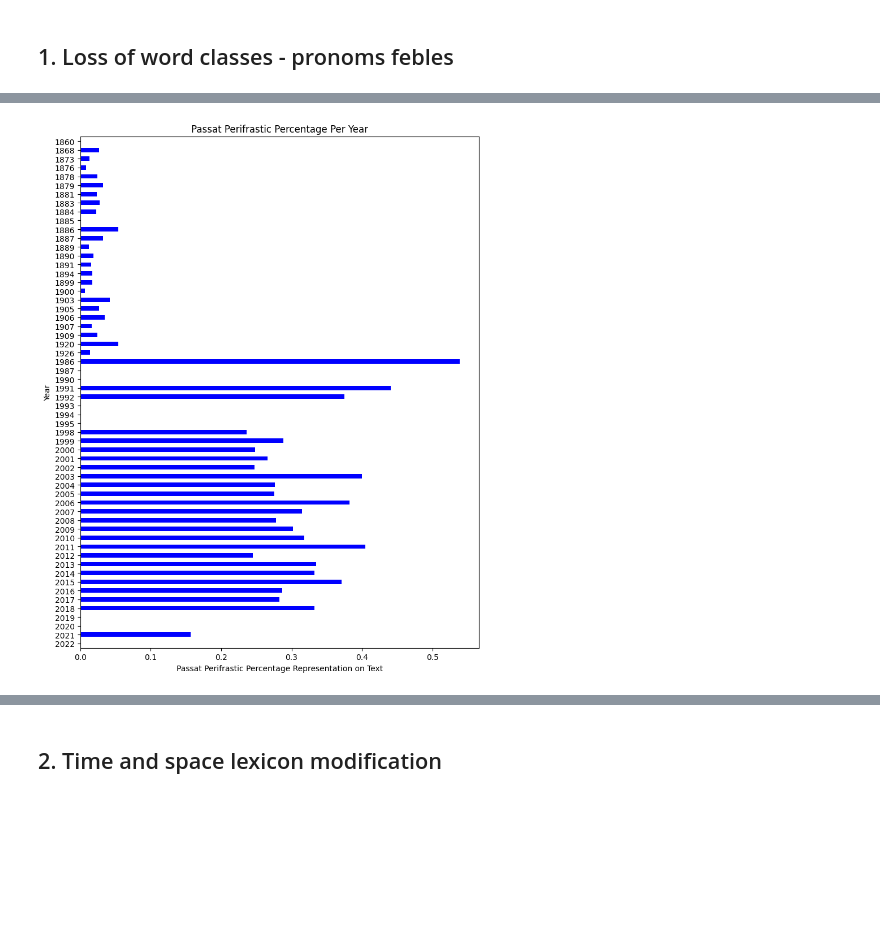
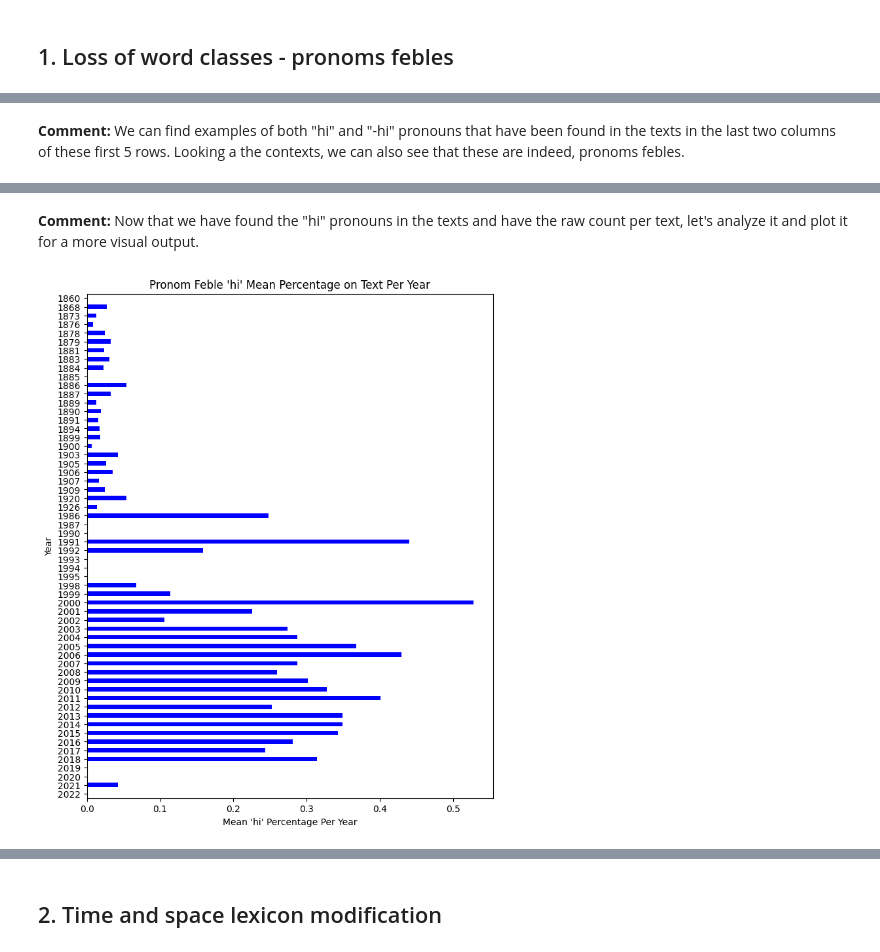
Before and after one commit to Data-Science-for-Linguists-2025/Linguistic-Markers-Catalan-Substitution, a Jupyter notebook: Analysis-1-LowLevel.ipynb, the cells around one changed output, grey strips where cells are left out. Drawn from its saved outputs; the diff is of its cells as text; code cells hidden in the pictures; blank space fills up the shorter version.

```diff
--- a/Analysis-1-LowLevel.ipynb
+++ b/Analysis-1-LowLevel.ipynb
@@ -94,7 +109,7 @@ tokscomplete_df["toks_low"] = tokscomplete_df["toks"].apply(lambda x: [w.lower()
 def get_pf(tok_list, pf_target):
     '''
     takes in a token list and a pronom feble as target
-    returns a list of tupples
+    returns a list of 3 element tupples:
     (preceding word, target pronom feble, following word)
     '''
     found = [(tok_list[tok_list.index(word)-1], word, tok_list[tok_list.index(word)+1])
@@ -119 +138,3 @@ tokscomplete_df.head(2)
+# %% [markdown]
+**Comment:** We can find examples of both "hi" and "-hi" pronouns that have been found in the texts in the last two columns of these first 5 rows. Looking a the contexts, we can also see that these are indeed, pronoms febles.
 # %%
@@ -125,22 +146,27 @@ tokscomplete_df.head(2)
 |  | Year | Line_id | Text | Text_len | toks | Len_toks | toks_low | hi | -hi | hi_count |
 | 0 | 1926 | Discurs llegit per... donar a con... | L'home que per amor al estudi, im... | 37497 | [L', home, que, per, amor, al, es... | 7267 | [l', home, que, per, amor, al, es... | {(n', hi, hagi)} | {} | 1 |
 | 1 | 1920 | Parlament llegit en la festa inau... | Cantaires de la Garriga, Senyores... | 9253 | [Cantaires, de, la, Garriga, ,, S... | 1865 | [cantaires, de, la, garriga, ,, s... | {(m', hi, vaig)} | {} | 1 |
+# %% [markdown]
+**Comment:** Now that we have found the "hi" pronouns in the texts and have the raw count per text, let's analyze it and plot it for a more visual output.
+# %%
+# divinding "hi" count by the token count per text piece
+# multiplying by 100 to get the percentage
+tokscomplete_df["hi_percent"] = tokscomplete_df.apply(
+    lambda row: (row["hi_count"] / row["Len_toks"]) * 100 if row["Len_toks"] > 0 else 0,
+    axis=1
+)
 # %%
 # plotting the "hi" distribution per year
-
 # grouping by year
-# summing the "hi" counts
-# divinding by the token count for that year
-# multiplying by 100 to get the precentage
-hi_grouped = (tokscomplete_df.groupby("Year")["hi_count"].sum()/tokscomplete_df.groupby("Year")["Len_toks"].sum())*100
+# getting average hi percentage per text per year
+hi_grouped = tokscomplete_df.groupby("Year")["hi_percent"].mean()
 
 plt.figure(figsize=(8, 10))
 hi_grouped.plot(kind="barh", color="blue")
-plt.xlabel("Passat Perifrastic Percentage Representation on Text")
+plt.xlabel("Mean 'hi' Percentage Per Year")
 plt.ylabel("Year")
-plt.title("Passat Perifrastic Percentage Per Year")
-plt.gca().invert_yaxis()  # Opcional, per invertir l'ordre de les etiquetes
-plt.tight_layout()
+plt.title("Pronom Feble 'hi' Mean Percentage on Text Per Year")
+plt.gca().invert_yaxis()  # inverting axis so it is from oldest to most recent
 plt.show()
 # %% [output]
-[figure, old version]
+[figure, new version]
```
Also changed, not shown: parts of 20 cells of this notebook.
